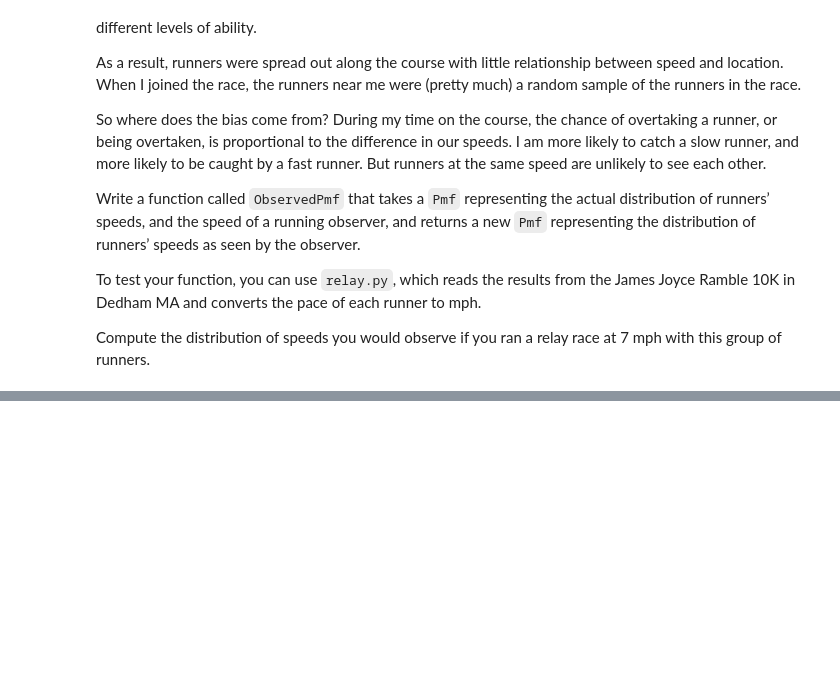
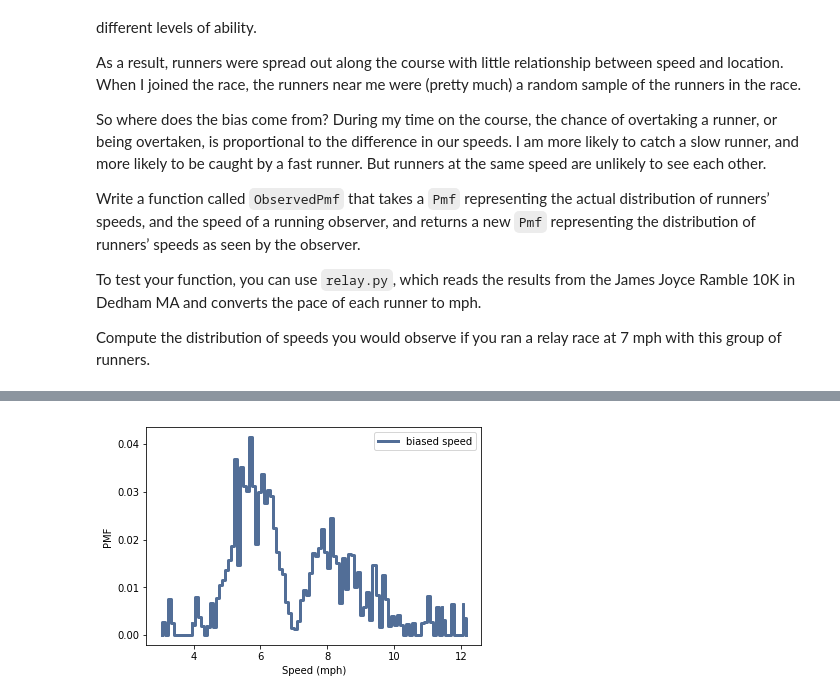
Before and after one commit to awalsh00/ThinkStats2, a Jupyter notebook: code/chap03ex.ipynb, the cells around one changed output, grey strips where cells are left out. Drawn from its saved outputs; the diff is of its cells as text; code cells hidden in the pictures; blank space fills up the shorter version.

```diff
--- a/code/chap03ex.ipynb
+++ b/code/chap03ex.ipynb
@@ -409,0 +407,16 @@ thinkplot.Config(xlabel='Speed (mph)', ylabel='PMF')
+# %%
+# Solution goes here
+def ObservedPmf(speeds_pmf,my_speed,label=None):
+    newpmf = speeds_pmf.Copy(label=label)
+    for val in newpmf.Values():
+        diff = abs(val-my_speed)
+        newpmf[val] *= diff
+    newpmf.Normalize()
+    return newpmf
+# %%
+# Solution goes here
+obs_pmf = ObservedPmf(pmf,7,'biased speed')
+thinkplot.Pmf(obs_pmf)
+thinkplot.Config(xlabel='Speed (mph)',ylabel='PMF')
+# %% [output]
+[figure, added]
```
Also changed, not shown: parts of 18 cells of this notebook.
